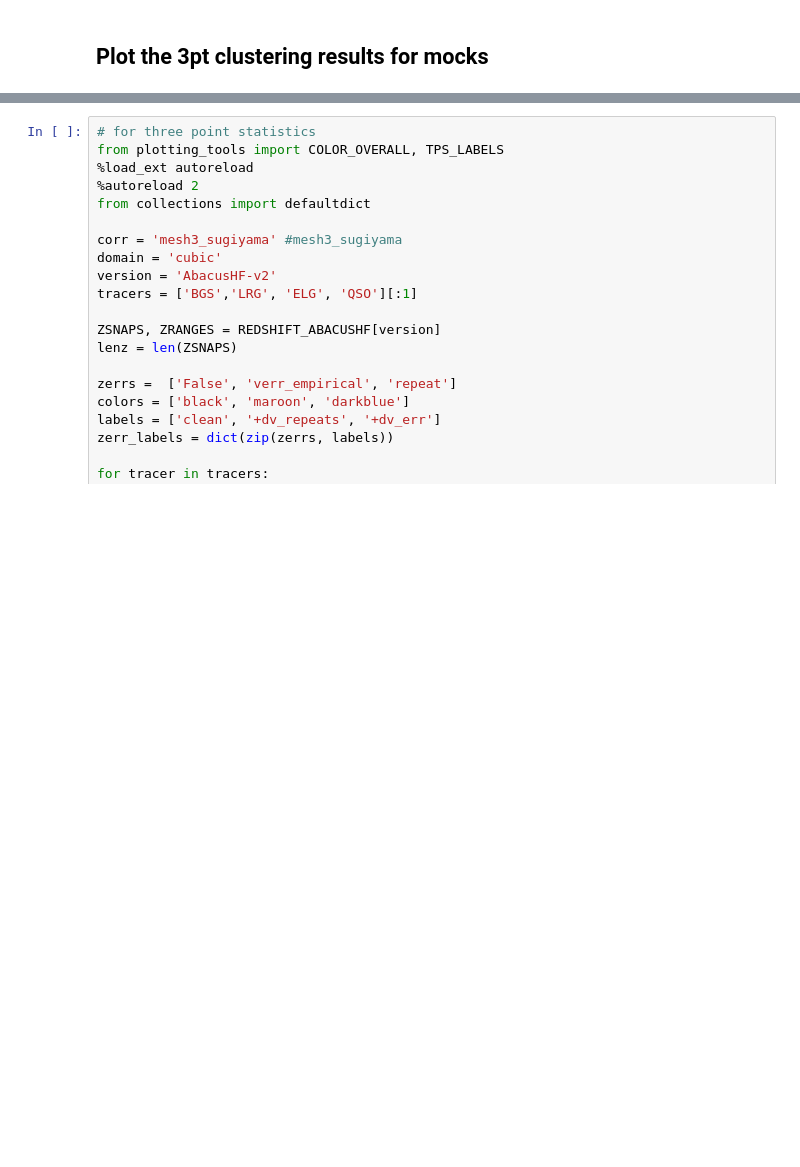
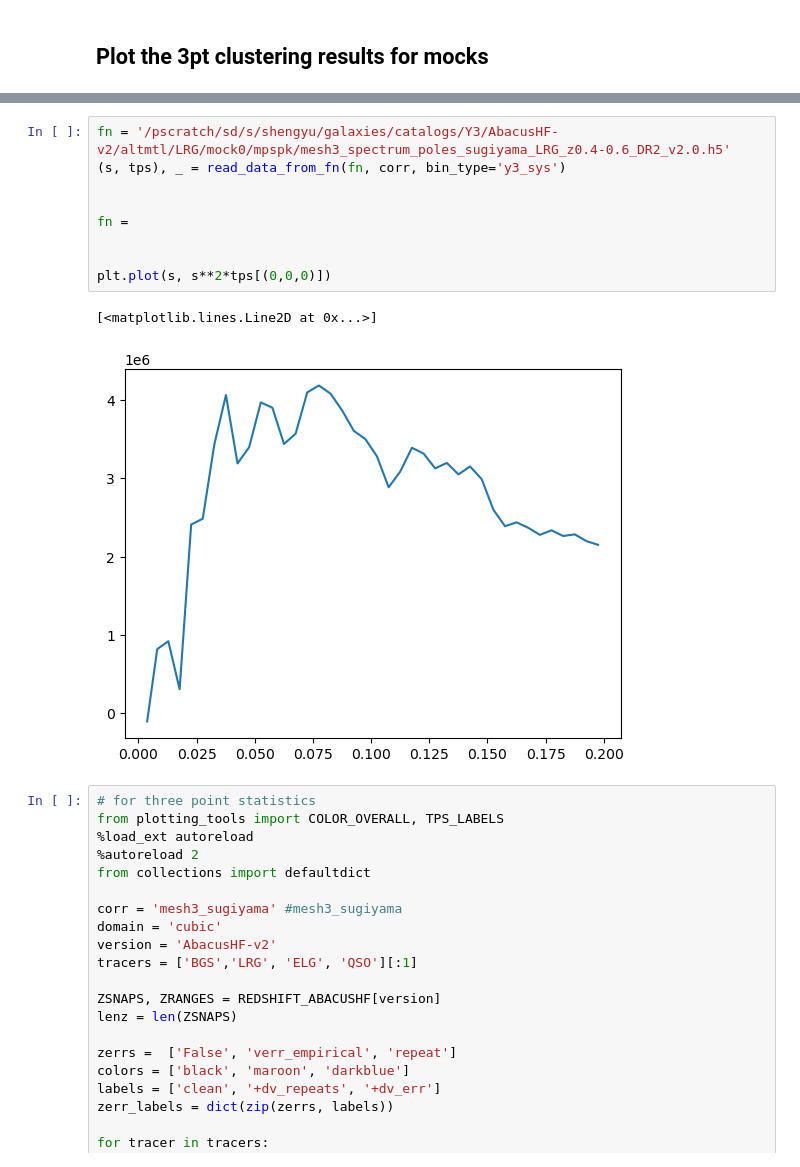
Before and after one commit to ShengyuHE/desi_y3_redshift_errors, a Jupyter notebook: main/clustering/notebooks/plot_3pt.ipynb, the cells around one changed output, grey strips where cells are left out. Drawn from its saved outputs; the diff is of its cells as text; blank space fills up the shorter version.

```diff
--- a/main/clustering/notebooks/plot_3pt.ipynb
+++ b/main/clustering/notebooks/plot_3pt.ipynb
@@ -110,6 +111,18 @@ for tracer in tracers:
 [figure]
 [figure]
 [figure]
+# %%
+fn = '/pscratch/sd/s/shengyu/galaxies/catalogs/Y3/AbacusHF-v2/altmtl/LRG/mock0/mpspk/mesh3_spectrum_poles_sugiyama_LRG_z0.4-0.6_DR2_v2.0.h5'
+(s, tps), _ = read_data_from_fn(fn, corr, bin_type='y3_sys')
+
+
+fn =
+
+
+plt.plot(s, s**2*tps[(0,0,0)])
+# %% [output]
+[<matplotlib.lines.Line2D at 0x...>]
+[figure, added]
 # %%
 # for three point statistics
 from plotting_tools import COLOR_OVERALL, TPS_LABELS
```
Also changed, not shown: parts of 2 cells of this notebook, 4 other files.
